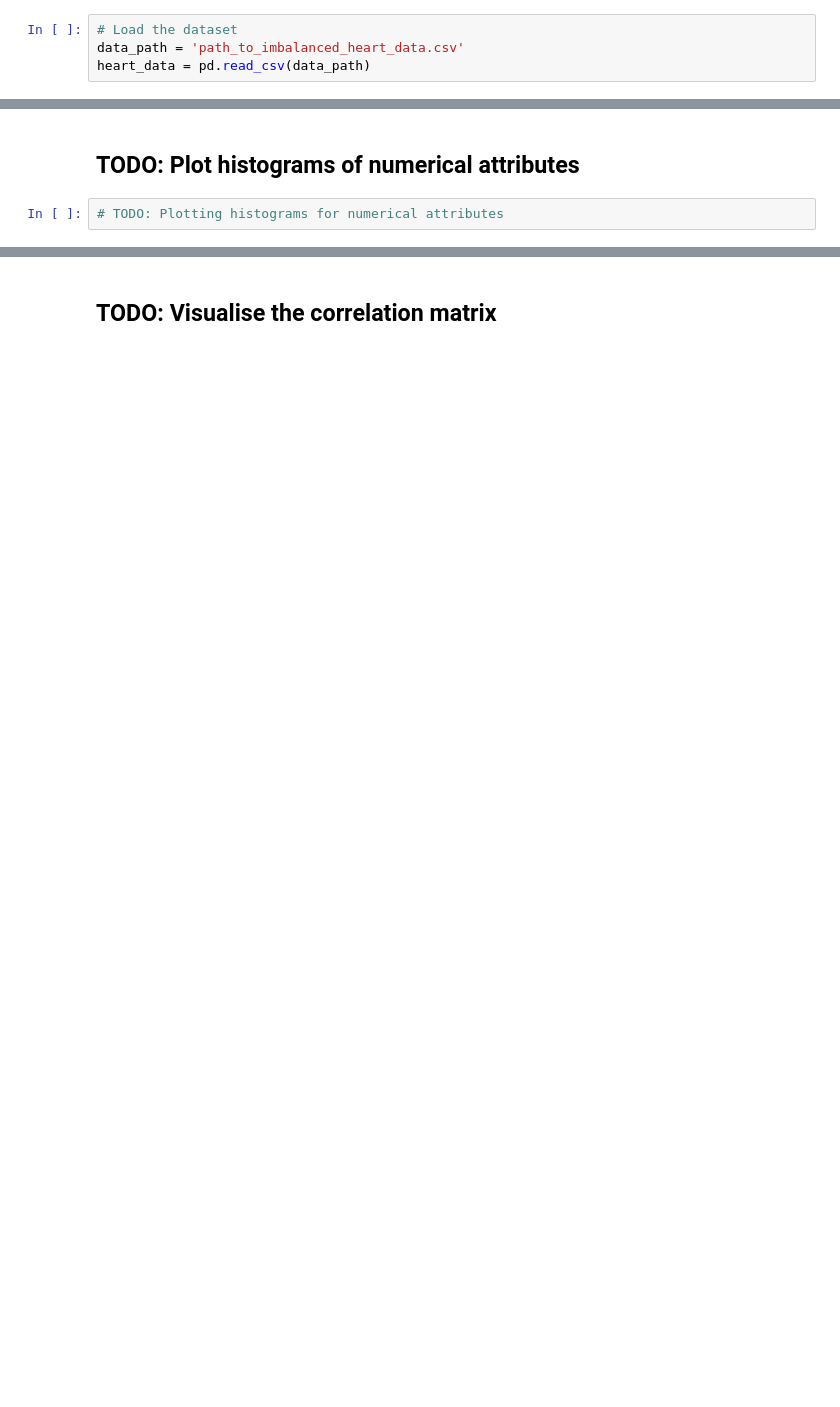
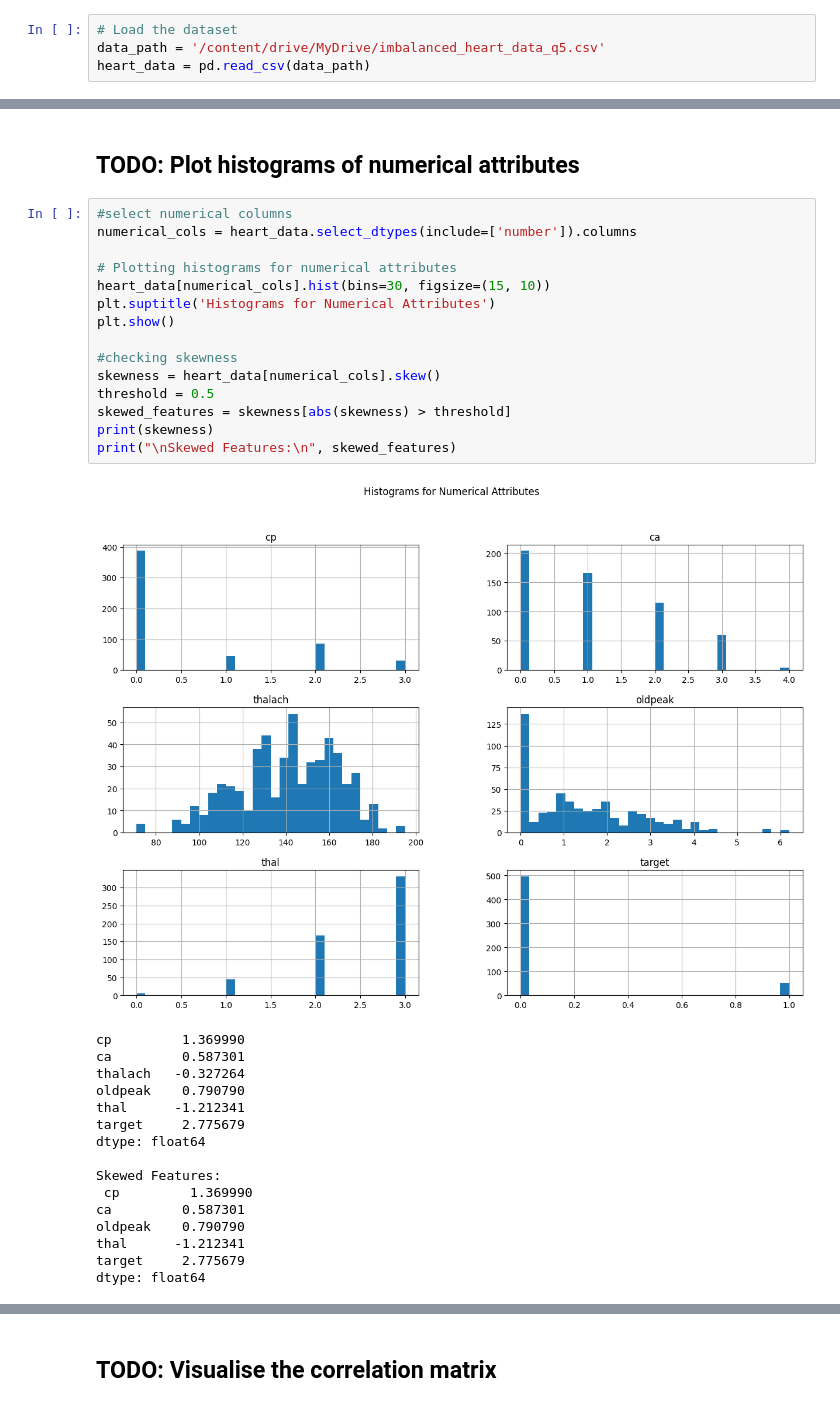
Before and after one commit to mr-nudo/intelligent-tools, a Jupyter notebook: KNN_DT_RF_XGB_Q5.ipynb, the cells around one changed output, grey strips where cells are left out. Drawn from its saved outputs; the diff is of its cells as text; blank space fills up the shorter version.

```diff
--- a/KNN_DT_RF_XGB_Q5.ipynb
+++ b/KNN_DT_RF_XGB_Q5.ipynb
@@ -25,6 +30,6 @@ np.random.seed(25)
 # %%
 # Load the dataset
-data_path = 'path_to_imbalanced_heart_data.csv'
+data_path = '/content/drive/MyDrive/imbalanced_heart_data_q5.csv'
 heart_data = pd.read_csv(data_path)
 # %% [markdown]
 # TODO: Explore the dataset
@@ -39,4 +85,34 @@ heart_data = pd.read_csv(data_path)
 # %% [markdown]
 ## TODO: Plot histograms of numerical attributes
-# %%
-# TODO: Plotting histograms for numerical attributes
+# %%
+#select numerical columns
+numerical_cols = heart_data.select_dtypes(include=['number']).columns
+
+# Plotting histograms for numerical attributes
+heart_data[numerical_cols].hist(bins=30, figsize=(15, 10))
+plt.suptitle('Histograms for Numerical Attributes')
+plt.show()
+
+#checking skewness
+skewness = heart_data[numerical_cols].skew()
+threshold = 0.5
+skewed_features = skewness[abs(skewness) > threshold]
+print(skewness)
+print("\nSkewed Features:\n", skewed_features)
+# %% [output]
+[figure, added]
+cp         1.369990
+ca         0.587301
+thalach   -0.327264
+oldpeak    0.790790
+thal      -1.212341
+target     2.775679
+dtype: float64
+
+Skewed Features:
+ cp         1.369990
+ca         0.587301
+oldpeak    0.790790
+thal      -1.212341
+target     2.775679
+dtype: float64
```
Also changed, not shown: parts of 17 cells of this notebook.
